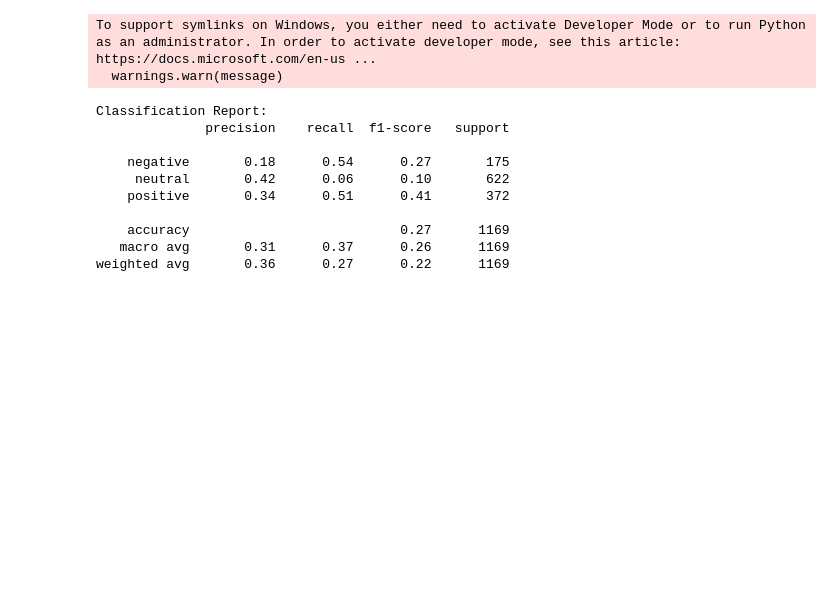
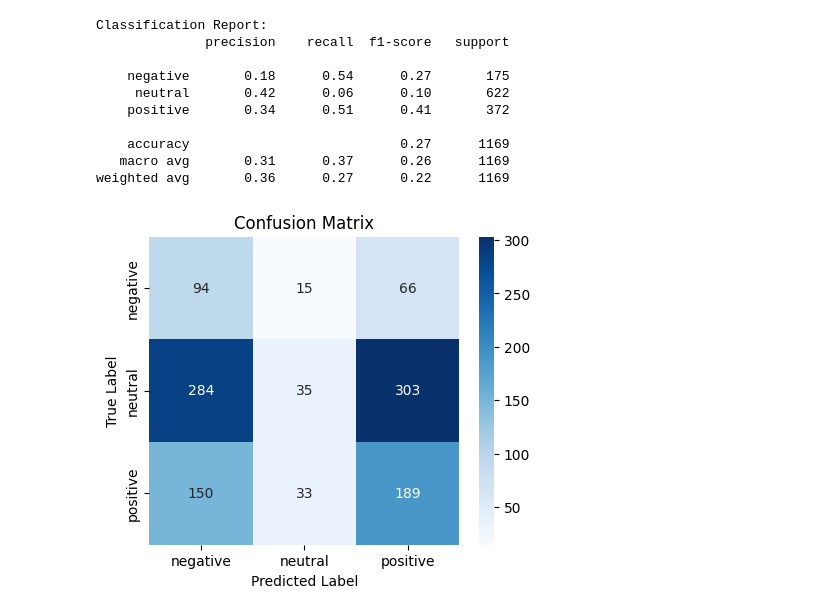
Before and after one commit to Rizr09/magnum-opus, a Jupyter notebook: NLP/InSet Lexicon/lexicon_report.ipynb, the cells around one changed output. Saved outputs shown, nothing was run; the diff lists cells and outputs as text; code cells hidden in the pictures; blank space fills up the shorter version.

```diff
--- a/NLP/InSet Lexicon/lexicon_report.ipynb
+++ b/NLP/InSet Lexicon/lexicon_report.ipynb
@@ -3,7 +3,9 @@ import re
 import pandas as pd
 from datasets import load_dataset
 from sklearn.model_selection import train_test_split
-from sklearn.metrics import classification_report
+from sklearn.metrics import classification_report, confusion_matrix
+import seaborn as sns
+import matplotlib.pyplot as plt
 
 def preprocess_text(text):
     text = text.lower()
@@ -68,44 +70,55 @@ eval_df = eval_df[['text', 'label']]
 
 # Reset index
 train_df = train_df.reset_index(drop=True)
 eval_df = eval_df.reset_index(drop=True)
 
 # 3. Apply calculate_sentiment to the evaluation dataset
-eval_df['Lexicon Sentiment Score'] = eval_df['text'].apply(lambda x: calculate_sentiment(x, positive_lexicon, negative_lexicon))
+eval_df['Lexicon Sentiment Score'] = eval_df['text'].apply(
+    lambda x: calculate_sentiment(x, positive_lexicon, negative_lexicon)
+)
 
 # 4. Map sentiment scores to labels
 def sentiment_score_to_label(score):
     if score < 0:
         return 0  # negative
     elif score == 0:
         return 1  # neutral
     else:
         return 2  # positive
 
 eval_df['Predicted Label'] = eval_df['Lexicon Sentiment Score'].apply(sentiment_score_to_label)
 
 # 5. Generate the classification report
 true_labels = eval_df['label']
 predicted_labels = eval_df['Predicted Label']
 
 # Define label mapping
 label_mapping = {0: "negative", 1: "neutral", 2: "positive"}
 target_names = [label_mapping[i] for i in sorted(label_mapping.keys())]
 
 report = classification_report(true_labels, predicted_labels, target_names=target_names)
-
 print("Classification Report:")
 print(report)
+
+# 6. Generate and plot the confusion matrix
+cm = confusion_matrix(true_labels, predicted_labels)
+plt.figure(figsize=(5,4))
+sns.heatmap(cm, annot=True, fmt='d', cmap='Blues',
+            xticklabels=target_names,
+            yticklabels=target_names)
+plt.title('Confusion Matrix')
+plt.ylabel('True Label')
+plt.xlabel('Predicted Label')
+plt.show()
 # %% [output]
-To support symlinks on Windows, you either need to activate Developer Mode or to run Python as an administrator. In order to activate developer mode, see this article: https://docs.microsoft.com/en-us ...
-  warnings.warn(message)
+Classification Report:
+              precision    recall  f1-score   support
+
+    negative       0.18      0.54      0.27       175
+     neutral       0.42      0.06      0.10       622
+    positive       0.34      0.51      0.41       372
+
+    accuracy                           0.27      1169
+   macro avg       0.31      0.37      0.26      1169
+weighted avg       0.36      0.27      0.22      1169
-Classification Report:
-              precision    recall  f1-score   support
-
-    negative       0.18      0.54      0.27       175
-     neutral       0.42      0.06      0.10       622
-    positive       0.34      0.51      0.41       372
-
-    accuracy                           0.27      1169
-   macro avg       0.31      0.37      0.26      1169
-weighted avg       0.36      0.27      0.22      1169
+[figure, added]
```
Also changed, not shown: parts of 1 cell of this notebook, 1 other file.
